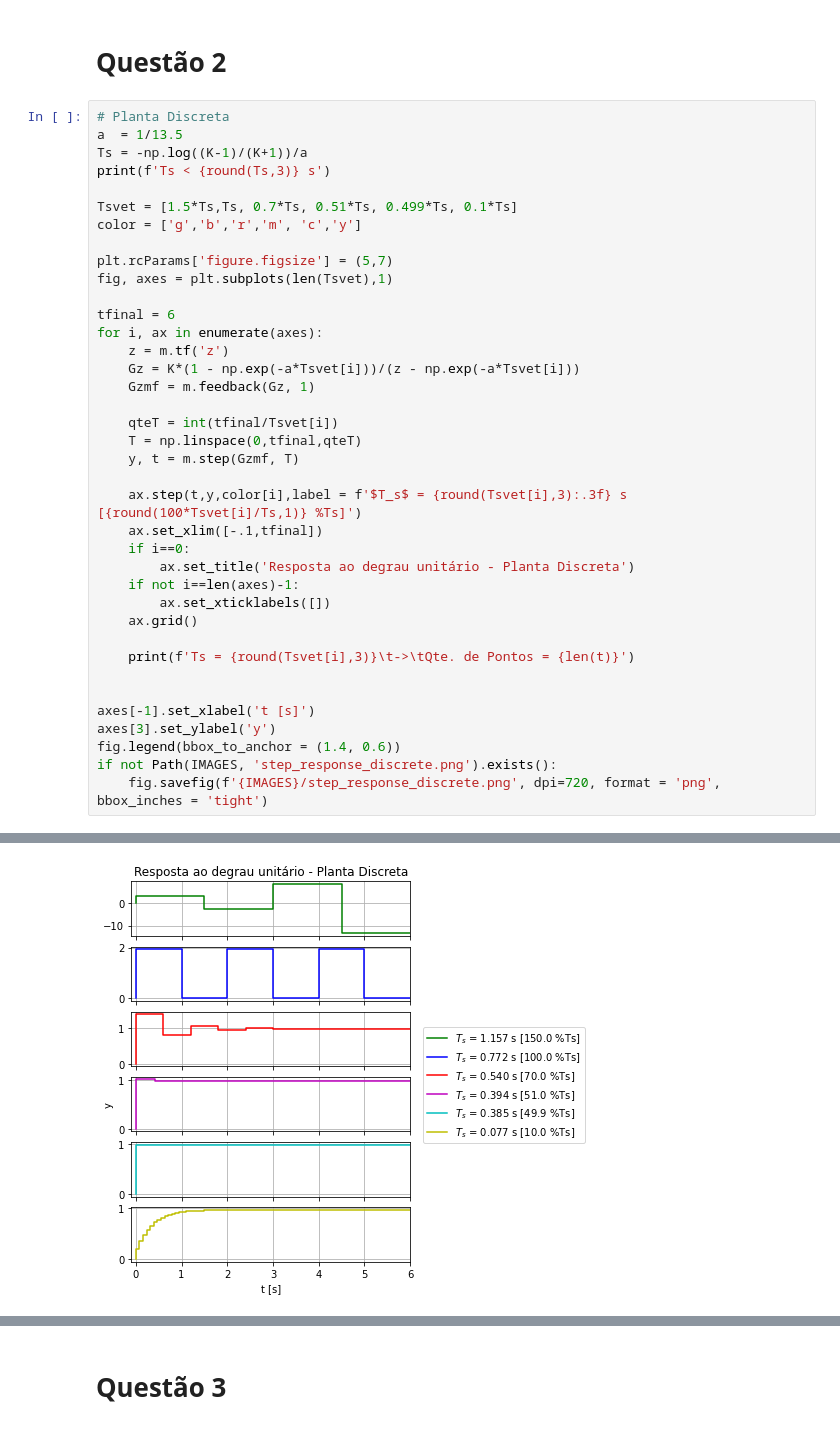
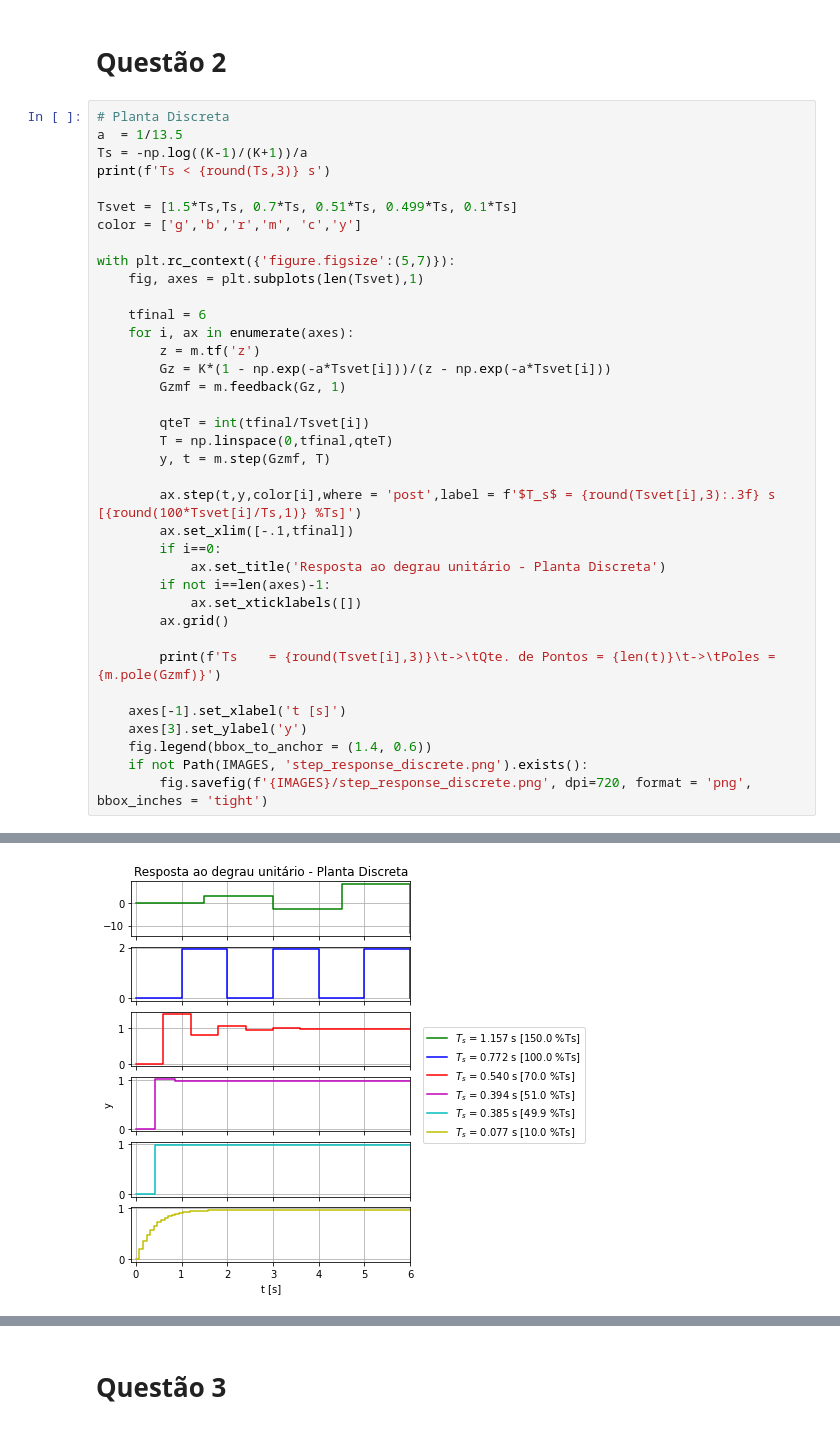
Before and after one commit to Widmark-Kaue/digital-signal-processing, a Jupyter notebook: avl1.ipynb, the cells around one changed output, grey strips where cells are left out. Cells and saved outputs as stored; diff of their text form.

```diff
--- a/avl1.ipynb
+++ b/avl1.ipynb
@@ -46,34 +46,33 @@ print(f'Ts < {round(Ts,3)} s')
 Tsvet = [1.5*Ts,Ts, 0.7*Ts, 0.51*Ts, 0.499*Ts, 0.1*Ts]
 color = ['g','b','r','m', 'c','y']
 
-plt.rcParams['figure.figsize'] = (5,7)
-fig, axes = plt.subplots(len(Tsvet),1)
+with plt.rc_context({'figure.figsize':(5,7)}):
+    fig, axes = plt.subplots(len(Tsvet),1)
 
-tfinal = 6
-for i, ax in enumerate(axes):
-    z = m.tf('z')
-    Gz = K*(1 - np.exp(-a*Tsvet[i]))/(z - np.exp(-a*Tsvet[i]))
-    Gzmf = m.feedback(Gz, 1)
+    tfinal = 6
+    for i, ax in enumerate(axes):
+        z = m.tf('z')
+        Gz = K*(1 - np.exp(-a*Tsvet[i]))/(z - np.exp(-a*Tsvet[i]))
+        Gzmf = m.feedback(Gz, 1)
 
-    qteT = int(tfinal/Tsvet[i])
-    T = np.linspace(0,tfinal,qteT)
-    y, t = m.step(Gzmf, T)
+        qteT = int(tfinal/Tsvet[i])
+        T = np.linspace(0,tfinal,qteT)
+        y, t = m.step(Gzmf, T)
 
-    ax.step(t,y,color[i],label = f'$T_s$ = {round(Tsvet[i],3):.3f} s [{round(100*Tsvet[i]/Ts,1)} %Ts]')
-    ax.set_xlim([-.1,tfinal])
-    if i==0:
-        ax.set_title('Resposta ao degrau unitário - Planta Discreta')
-    if not i==len(axes)-1:
-        ax.set_xticklabels([])
-    ax.grid()
+        ax.step(t,y,color[i],where = 'post',label = f'$T_s$ = {round(Tsvet[i],3):.3f} s [{round(100*Tsvet[i]/Ts,1)} %Ts]')
+        ax.set_xlim([-.1,tfinal])
+        if i==0:
+            ax.set_title('Resposta ao degrau unitário - Planta Discreta')
+        if not i==len(axes)-1:
+            ax.set_xticklabels([])
+        ax.grid()
 
-    print(f'Ts = {round(Tsvet[i],3)}\t->\tQte. de Pontos = {len(t)}')
+        print(f'Ts    = {round(Tsvet[i],3)}\t->\tQte. de Pontos = {len(t)}\t->\tPoles = {m.pole(Gzmf)}')
 
-
-axes[-1].set_xlabel('t [s]')
-axes[3].set_ylabel('y')
-fig.legend(bbox_to_anchor = (1.4, 0.6))
-if not Path(IMAGES, 'step_response_discrete.png').exists():
-    fig.savefig(f'{IMAGES}/step_response_discrete.png', dpi=720, format = 'png', bbox_inches = 'tight')
+    axes[-1].set_xlabel('t [s]')
+    axes[3].set_ylabel('y')
+    fig.legend(bbox_to_anchor = (1.4, 0.6))
+    if not Path(IMAGES, 'step_response_discrete.png').exists():
+        fig.savefig(f'{IMAGES}/step_response_discrete.png', dpi=720, format = 'png', bbox_inches = 'tight')
 # %% [output]
 Ts < 0.772 s
@@ -86,4 +85,4 @@ Ts = 0.077      ->      Qte. de Pontos = 77
-[figure, old version]
+[figure, new version]
 # %%
 Gz      = m.tf(K*(1 - np.exp(-a*Ts)), [1, -np.exp(-a*Ts)], Ts)
 lim     = [-1.2,1.2]
```
Also changed, not shown: parts of 2 cells of this notebook, 1 other file.
